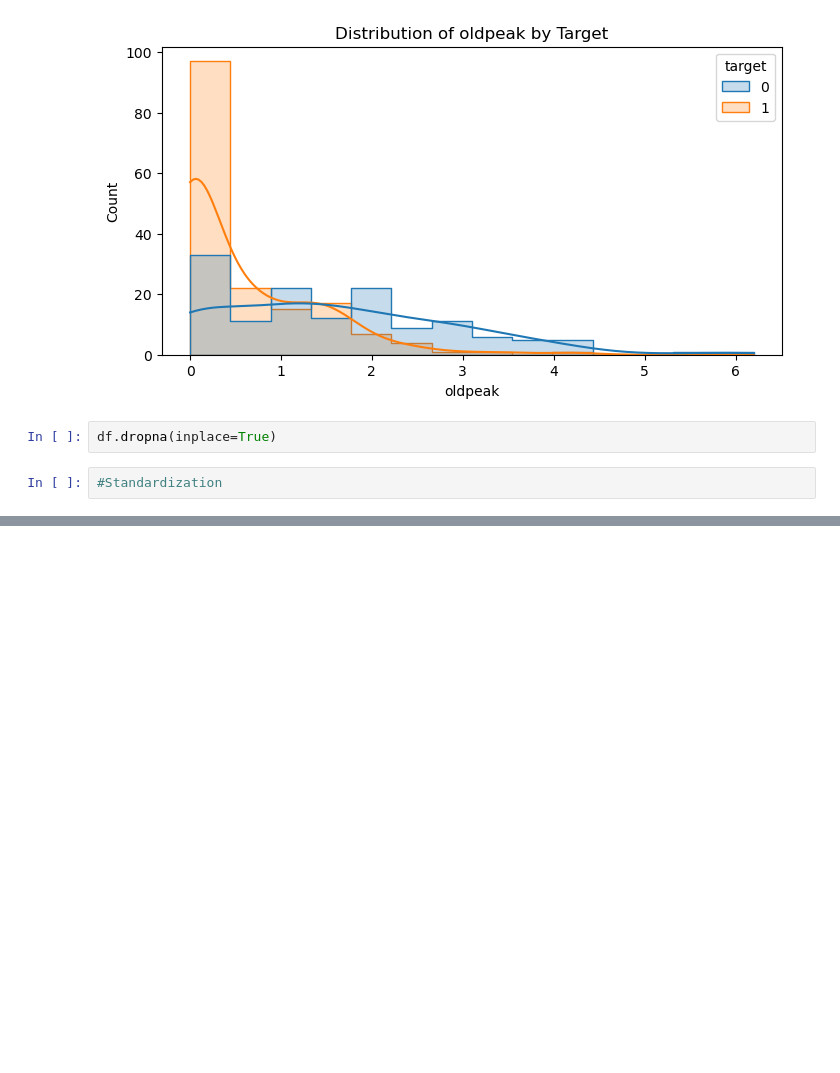
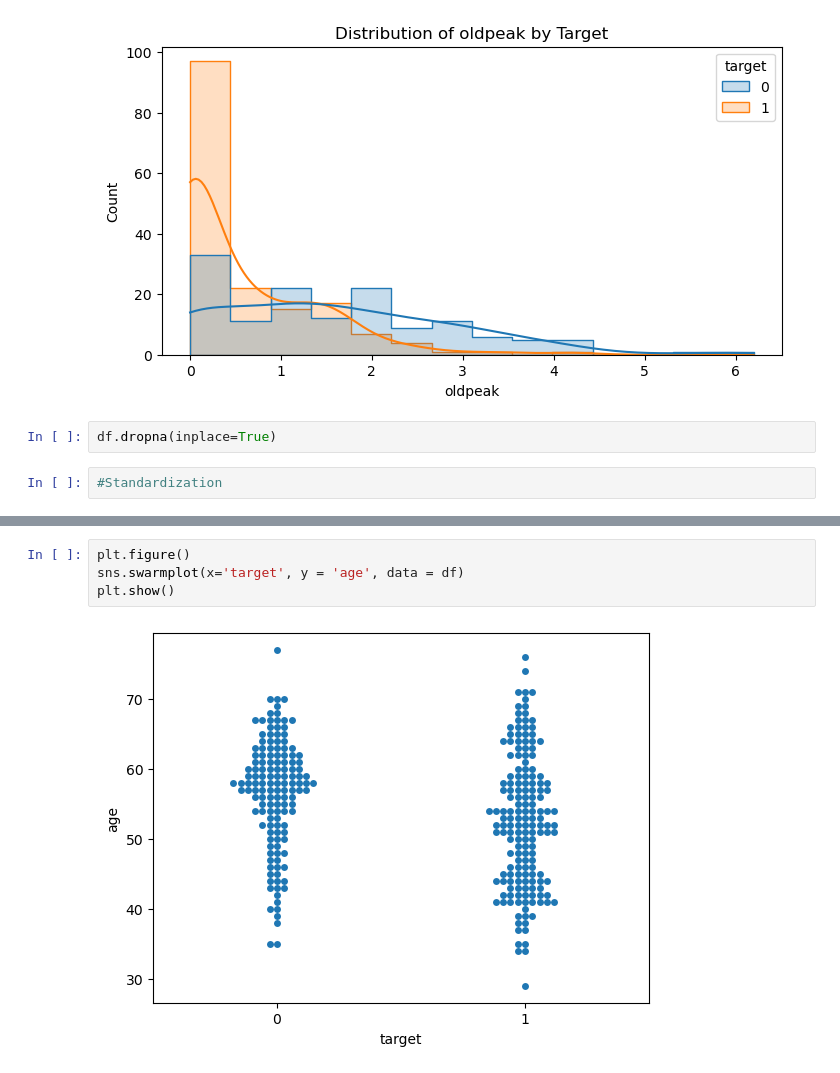
Before and after one commit to daniyalrosli/Final-Year-Project, a Jupyter notebook: heartcare(fyp).ipynb, the cells around one changed output, grey strips where cells are left out. Saved outputs shown, nothing was run; the diff lists cells and outputs as text; blank space fills up the shorter version.

```diff
--- a/heartcare(fyp).ipynb
+++ b/heartcare(fyp).ipynb
@@ -141,0 +183,6 @@ df.dropna(inplace=True)
+# %%
+plt.figure()
+sns.swarmplot(x='target', y = 'age', data = df)
+plt.show()
+# %% [output]
+[figure, added]
```
Also changed, not shown: parts of 20 cells of this notebook.
